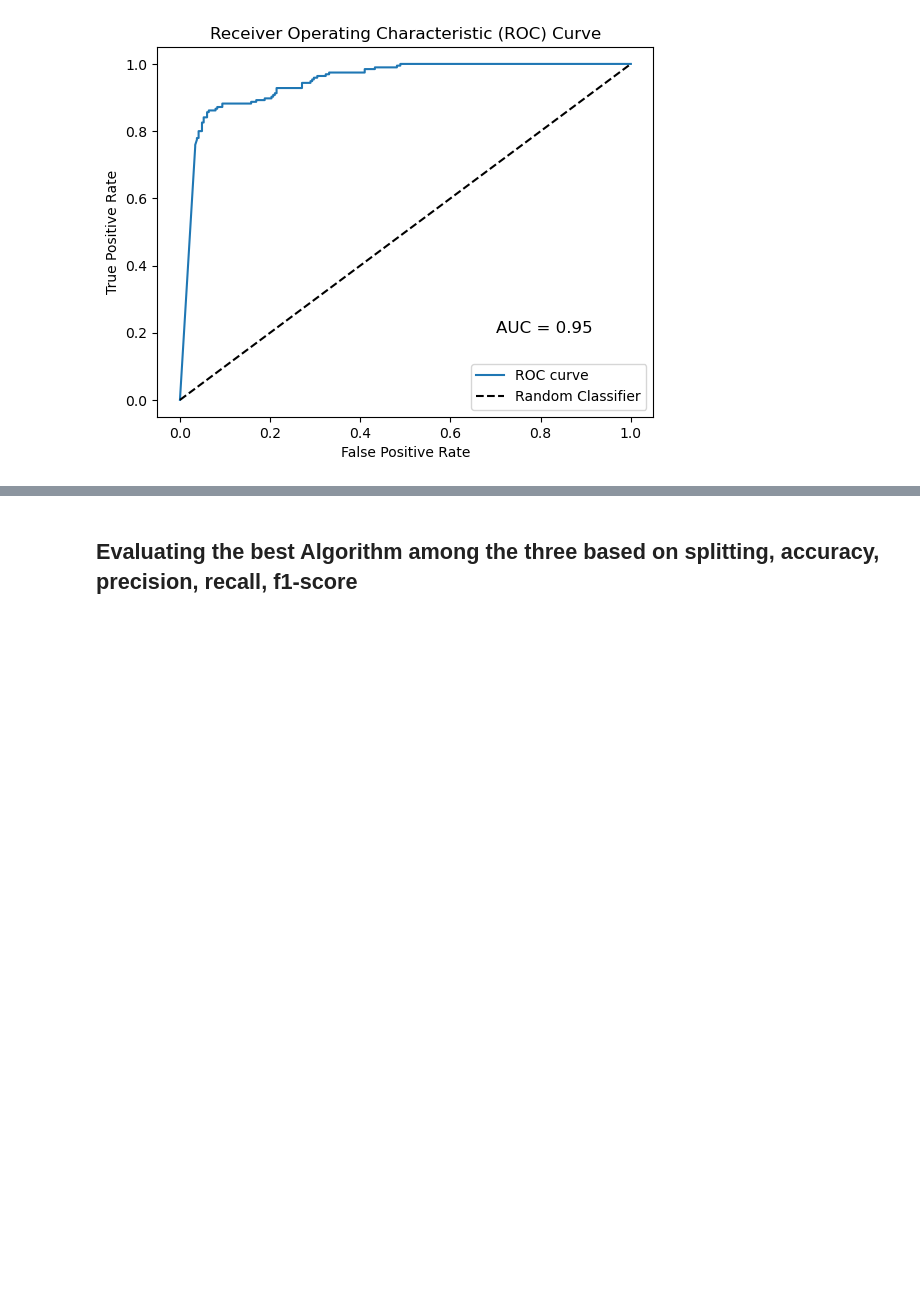
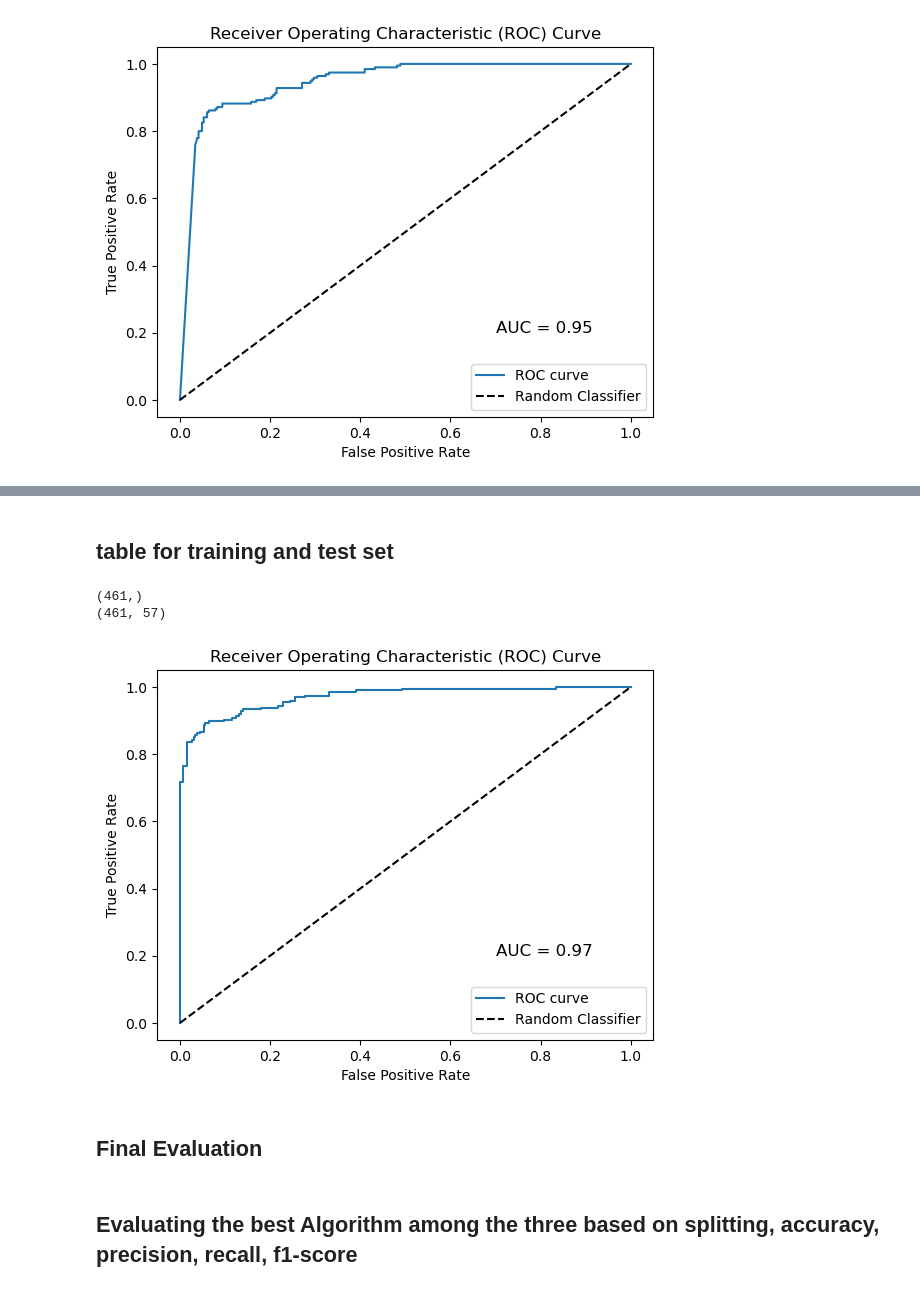
Before and after one commit to AromalShiney/FinalYearProject, a Jupyter notebook: Spambase_Prediction.ipynb, the cells around one changed output, grey strips where cells are left out. Cells and saved outputs as stored; diff of their text form; code cells hidden in the pictures; blank space fills up the shorter version.

```diff
--- a/Spambase_Prediction.ipynb
+++ b/Spambase_Prediction.ipynb
@@ -861,3 +885,40 @@ plt.show()
+# %% [markdown]
+## table for training and test set
+# %%
+import matplotlib.pyplot as plt
+from sklearn.metrics import roc_curve, roc_auc_score
+X_train, X_test, y_train, y_test = split_dataset(X, y, split_ratios[-1])
+print(y_test.shape)
+print(X_test.shape)
+y_pred2 = Randomforest.predict_proba(X_test)[:, 1]
+fpr, tpr, thresholds = roc_curve(y_test, y_pred2)
+
+# Plot the ROC curve
+plt.plot(fpr, tpr, label='ROC curve')
+
+# Plot the random classifier line
+plt.plot([0, 1], [0, 1], 'k--', label='Random Classifier')
+
+# Calculate the AUC score
+auc_score = roc_auc_score(y_test, y_pred2)
+
+# Add the AUC score to the plot
+plt.text(0.7, 0.2, f'AUC = {auc_score:.2f}', fontsize=12)
+
+# Set the axis labels and legend
+plt.xlabel('False Positive Rate')
+plt.ylabel('True Positive Rate')
+plt.title('Receiver Operating Characteristic (ROC) Curve')
+plt.legend()
+
+# Show the plot
+plt.show()
+# %% [output]
+(461,)
+(461, 57)
+[figure, added]
+# %% [markdown]
+## Final Evaluation
 # %% [markdown]
 ## Evaluating the best Algorithm among the three based on splitting, accuracy, precision, recall, f1-score
 # %% [markdown]
```
Also changed, not shown: parts of 27 cells of this notebook.
